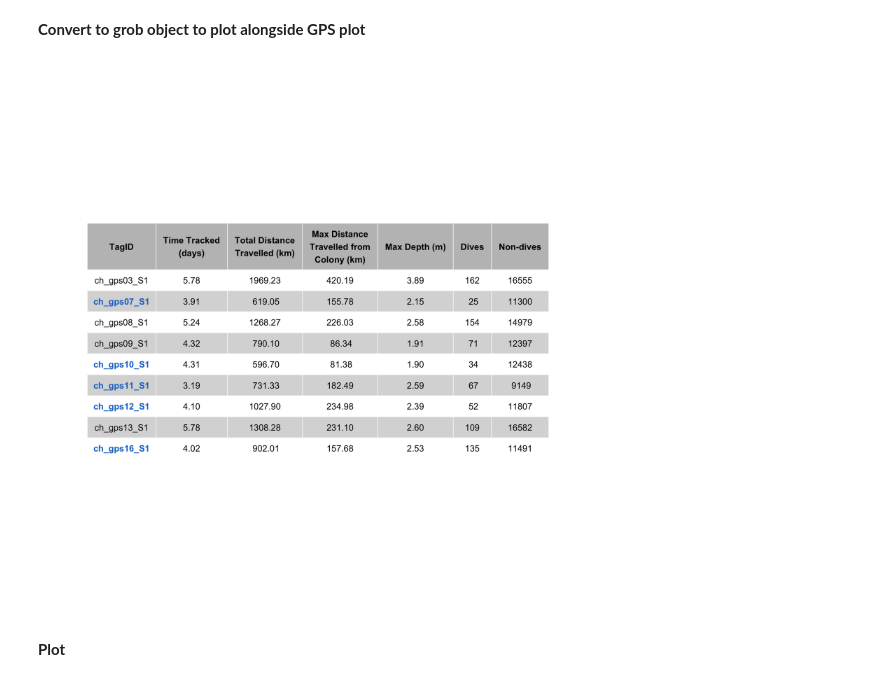
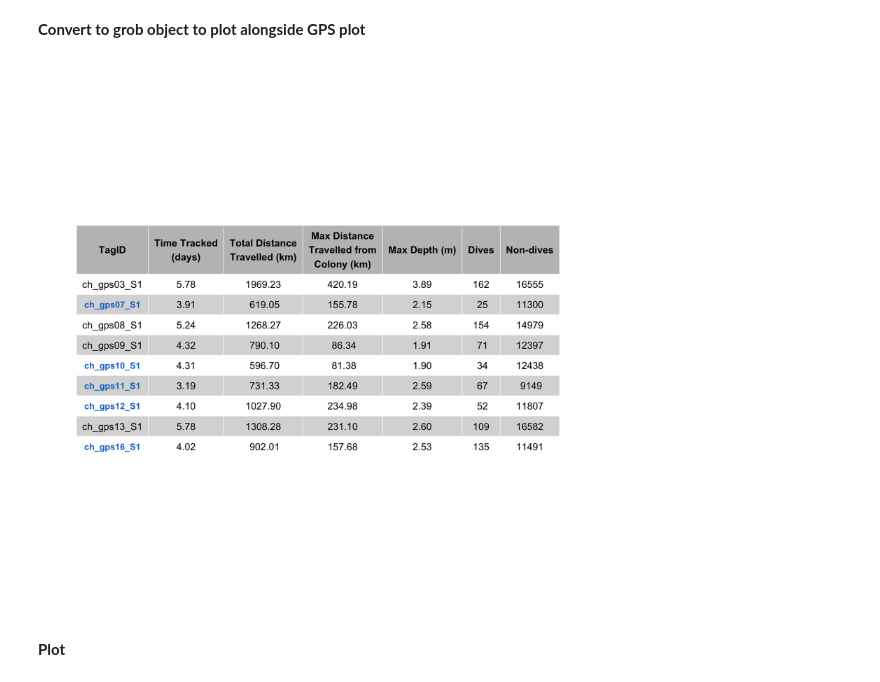
Before and after one commit to robinfreeman/seabirds_dive_predict, a Jupyter notebook: Code/plots.ipynb, the cells around one changed output. Cells and saved outputs as stored; diff of their text form; code cells hidden in the pictures.

```diff
--- a/Code/plots.ipynb
+++ b/Code/plots.ipynb
@@ -140,37 +144,37 @@ ts = tableGrob(ss,
                #cols=gsub("\\ ", "\\\n", names(ss)),
                rows = NULL,
                theme = modifyList(tt1, list(core=list(bg_params = list(fill = c("white", "grey85")),
-                                                      fg_params = list(fontsize = 17),
-                                                      padding=unit(c(10, 10), "mm")),
+                                                      fg_params = list(fontsize = 19),
+                                                      padding=unit(c(8, 9), "mm")),
                                             colhead=list(bg_params=list(fill="grey75"),
-                                                        fg_params = list(fontsize = 17), padding=unit(c(10, 10), "mm")
+                                                        fg_params = list(fontsize = 19), padding=unit(c(8, 9), "mm")
                                                         )))) # Wrap headers
 
 # function for changing reformatting single cell
 find_cell <- function(table, row, col, name="core-fg"){
   l <- table$layout
   which(l$t==row & l$l==col & l$name==name)
 }
 
 # reformat imm cells
 i1 <- find_cell(ts, 3, 1, "core-fg")
 i2 <- find_cell(ts, 6, 1, "core-fg")
 i3 <- find_cell(ts, 7, 1, "core-fg")
 i4 <- find_cell(ts, 8, 1, "core-fg")
 i5 <- find_cell(ts, 10, 1, "core-fg")
 
 for (cell in c(i1, i2, i3, i4, i5)){
     ts$grobs[cell][[1]][["gp"]] <- gpar(fontsize = 17, fontface="bold", col = "dodgerblue3")
 }
 
 
 grid.draw(ts)
 
 # Measure dimensions
 ts$widths = unit(rep(1/ncol(ts), ncol(ts)), "npc")
 th = sum(ts$heights)
 # %% [output]
-[figure, old version]
+[figure, new version]
 # %% [markdown]
 **Plot**
 # %%
```
Also changed, not shown: parts of 31 cells of this notebook, 2 other files.
